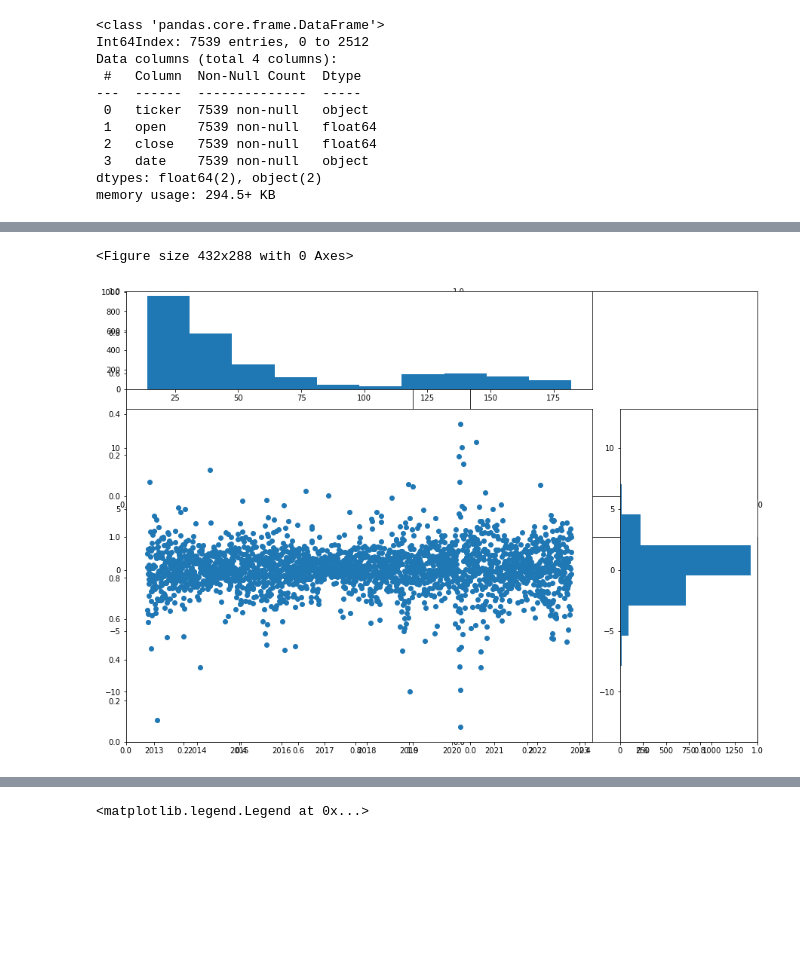
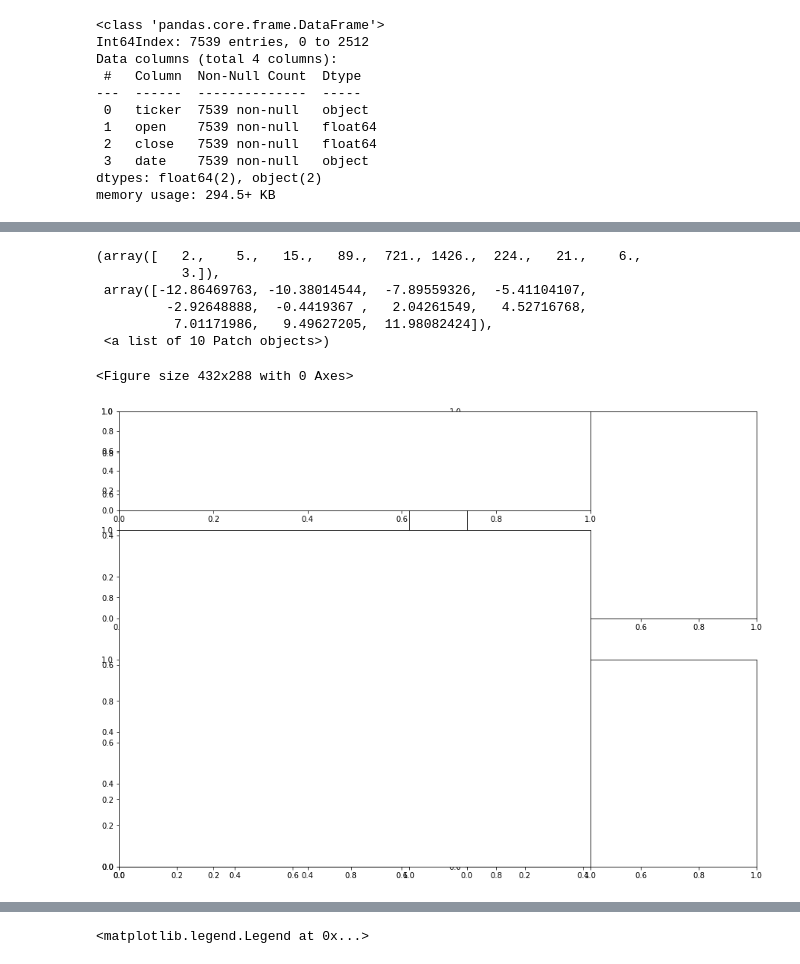
Before and after one commit to lyndsaywylie/Project-1, a Jupyter notebook: lyns.ipynb, the cells around one changed output, grey strips where cells are left out. Drawn from its saved outputs; the diff is of its cells as text; code cells hidden in the pictures; blank space fills up the shorter version.

```diff
--- a/lyns.ipynb
+++ b/lyns.ipynb
@@ -138,15 +158,17 @@ merge_bch= merge_bch[['date','AAPL','GOOG', "AMZN"]]
 # %%
 #Creating & plotting scatter/histogram for % &$ distribution
 fig= plt.figure()
 fig, ax = plt.subplots(2, 2, figsize=(15,11))
 gs=GridSpec(4,4)
 ax_scatter=fig.add_subplot(gs[1:4, 0:3])
 ax_hist_y=fig.add_subplot(gs[0,0:3])
-ax_hist_x=fig.add_subplot(gs[1:4,3])
-ax_scatter.scatter(aapl_daily2["date"], aapl_daily2["AAPL"])
 ax_hist_x.hist(aapl_daily2["AAPL"], orientation="horizontal")
-ax_hist_y.hist(aapl_prices["AAPL"])
-plt.show()
 # %% [output]
-<Figure size 432x288 with 0 Axes>
+(array([   2.,    5.,   15.,   89.,  721., 1426.,  224.,   21.,    6.,
+           3.]),
+ array([-12.86469763, -10.38014544,  -7.89559326,  -5.41104107,
+         -2.92648888,  -0.4419367 ,   2.04261549,   4.52716768,
+          7.01171986,   9.49627205,  11.98082424]),
+ <a list of 10 Patch objects>)
+<Figure size 432x288 with 0 Axes>
-[figure, old version]
+[figure, new version]
```
Also changed, not shown: parts of 14 cells of this notebook.
